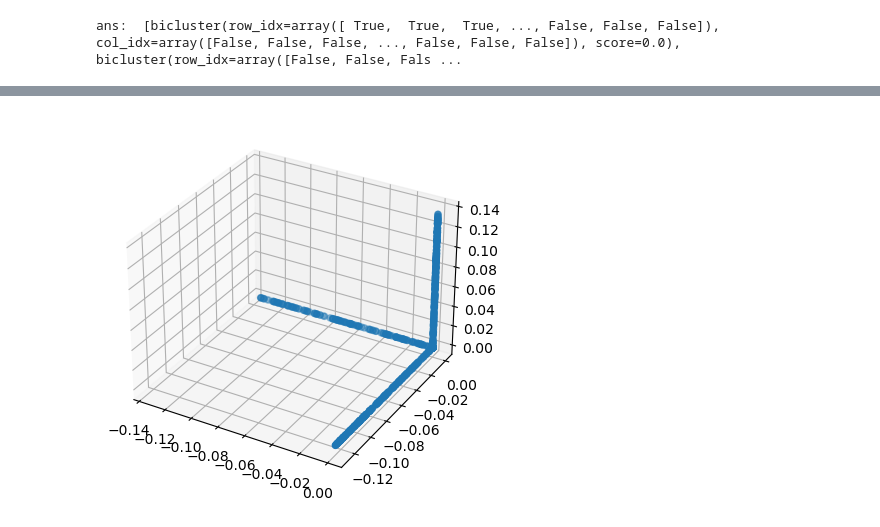
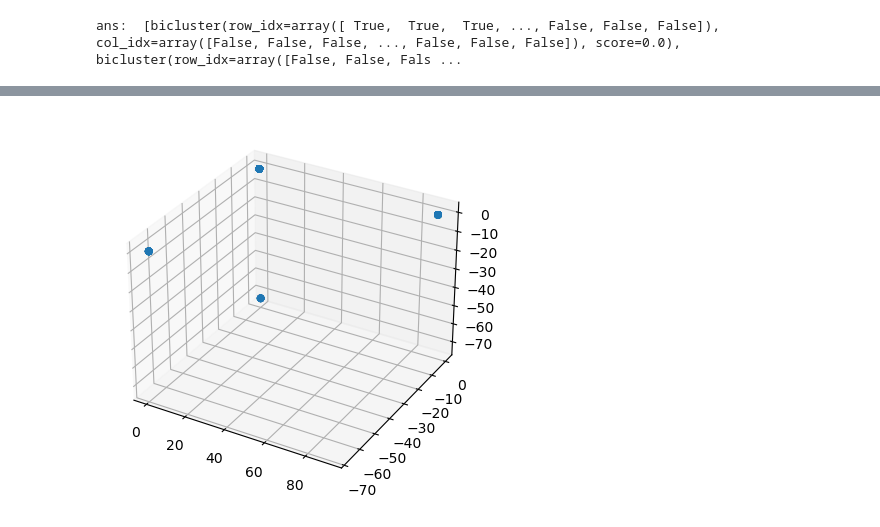
Before and after one commit to wzh4464/big_matrix_cocluster, a Jupyter notebook: main.ipynb, the cells around one changed output, grey strips where cells are left out. Saved outputs shown, nothing was run; the diff lists cells and outputs as text; code cells hidden in the pictures.

```diff
--- a/main.ipynb
+++ b/main.ipynb
@@ -285,7 +292,8 @@ importlib.reload(ccSVD)
 importlib.reload(bc)
 
 # imshow B
-plt.imshow(B, cmap='hot', interpolation='nearest')
+plt.imshow(labelMatList[0].matrix, cmap='hot', interpolation='nearest')
 
-U, S, Vh = np.linalg.svd(B, full_matrices=False)
+U, S, Vh = np.linalg.svd(labelMatList[0].matrix, full_matrices=False)
+C = np.dot(U, np.diag(S))
 # %% [output]
@@ -294,13 +301,12 @@ U, S, Vh = np.linalg.svd(B, full_matrices=False)
 # %%
 from mpl_toolkits.mplot3d import Axes3D
 import matplotlib.pyplot as plt
 
-# Assuming U3 is your matrix with 3 columns for x, y, z coordinates
-x, y, z = U3[:, 0], U3[:, 1], U3[:, 2]
+x, y, z = C[:, 0], C[:, 1], C[:, 2]
 
 fig = plt.figure()
 ax = fig.add_subplot(111, projection='3d')
 ax.scatter(x, y, z)
 plt.show()
 # %% [output]
-[figure, old version]
+[figure, new version]
```
Also changed, not shown: parts of 7 cells of this notebook, 1 other file.
